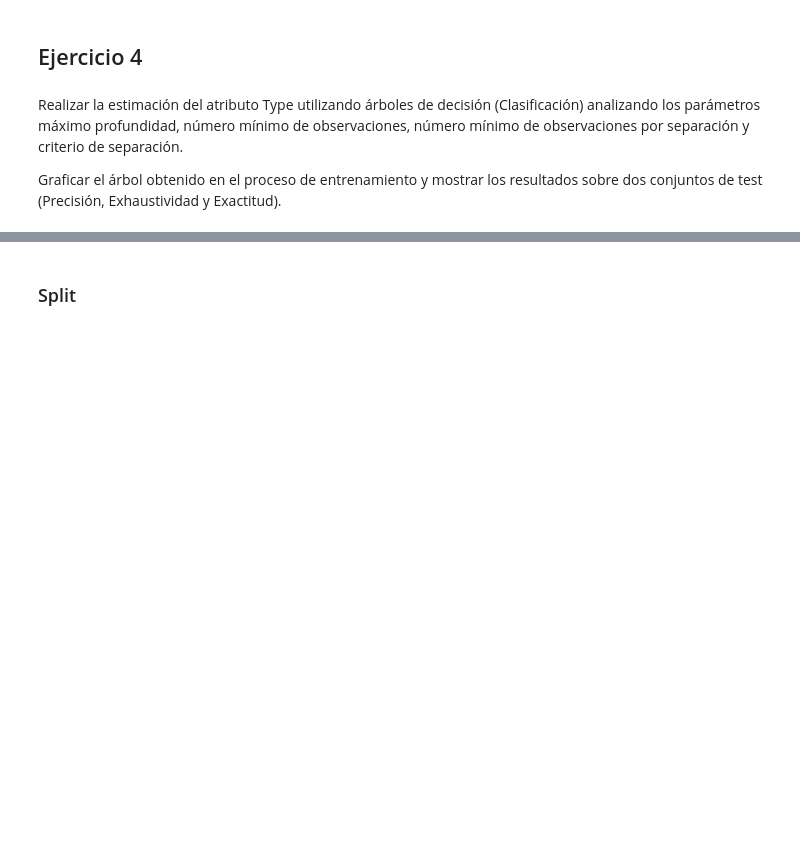
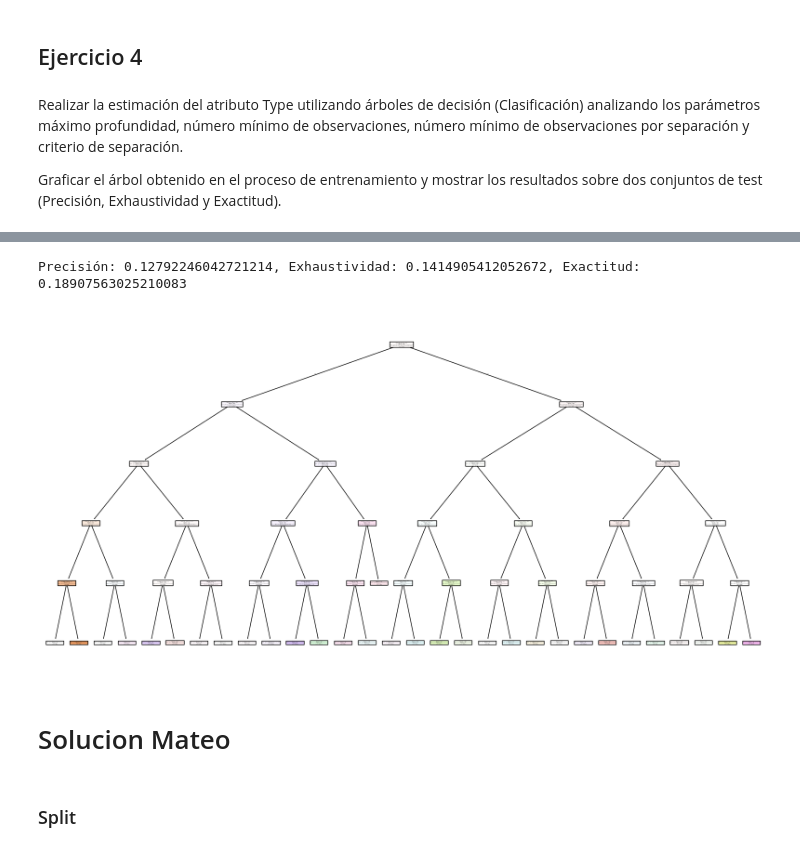
Before and after one commit to MateoGraviFiorino/DataMining-2, a Jupyter notebook: main.ipynb, the cells around one changed output, grey strips where cells are left out. Drawn from its saved outputs; the diff is of its cells as text; code cells hidden in the pictures; blank space fills up the shorter version.

```diff
--- a/main.ipynb
+++ b/main.ipynb
@@ -476,0 +451,19 @@ from sklearn.metrics import accuracy_score, precision_score, recall_score
+# %%
+X = df_pkm.drop('Type', axis=1)
+y = df_pkm['Type']
+
+# Preparar el preprocesamiento para variables categóricas
+column_transformer_pkm = ColumnTransformer(
+    transformers=[
+        (' ', OneHotEncoder(handle_unknown='ignore'), ['Name'])],
+    remainder='passthrough')
+
+# Dividir los datos en entrenamiento y prueba
+X_train_pkm, X_test_pkm, y_train_pkm, y_test_pkm = train_test_split(X, y, test_size=0.2, random_state=42)
+# %%
+# Pipeline para preprocesamiento y modelado
+pipeline = Pipeline(steps=[('preprocessor', column_transformer_pkm),
+                           ('classifier', DecisionTreeClassifier(max_depth=5, min_samples_split=20, min_samples_leaf=10, criterion='entropy'))])
+
+# Entrenar el modelo
+pipeline.fit(X_train_pkm, y_train_pkm)
@@ -477,3 +485,25 @@ from sklearn.metrics import accuracy_score, precision_score, recall_score
+# %%
+# Predicciones
+y_pred_pkm = pipeline.predict(X_test_pkm)
+
+# Métricas de evaluación
+precision = precision_score(y_test_pkm, y_pred_pkm, average='macro', zero_division=0)
+recall = recall_score(y_test_pkm, y_pred_pkm, average='macro', zero_division=0)
+accuracy = accuracy_score(y_test_pkm, y_pred_pkm)
+
+print(f'Precisión: {precision}, Exhaustividad: {recall}, Exactitud: {accuracy}')
+# %% [output]
+Precisión: 0.12792246042721214, Exhaustividad: 0.1414905412052672, Exactitud: 0.18907563025210083
+# %%
+decision_tree = pipeline.named_steps['classifier']
+
+plt.figure(figsize=(20,10))
+plot_tree(decision_tree, filled=True, feature_names=pipeline.named_steps['preprocessor'].get_feature_names_out(), class_names=decision_tree.classes_)
+plt.show()
+# %% [output]
+[figure, added]
+# %% [markdown]
+# Solucion Mateo
 # %% [markdown]
 ### Split
 # %%
```
Also changed, not shown: parts of 53 cells of this notebook.
